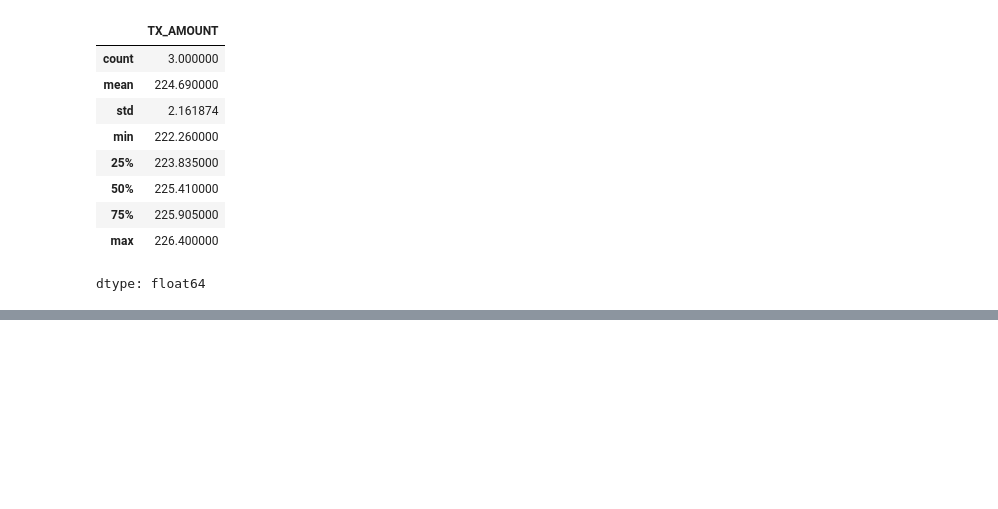
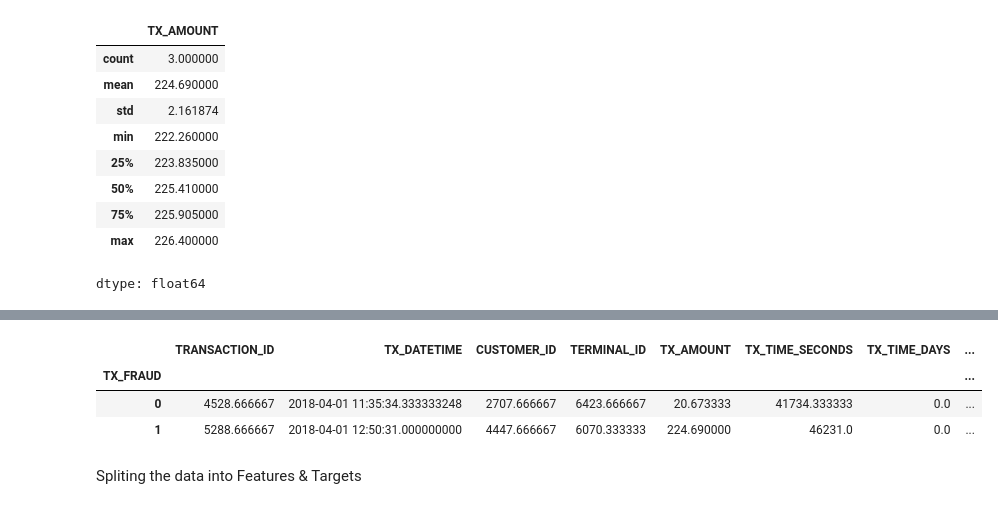
Before and after one commit to JafarunnishaShaik/Fraud-Transaction-Detection, a Jupyter notebook: Fraud_Transaction_Detection_.ipynb, the cells around one changed output, grey strips where cells are left out. Cells and saved outputs as stored; diff of their text form; code cells hidden in the pictures; blank space fills up the shorter version.

```diff
--- a/Fraud_Transaction_Detection_.ipynb
+++ b/Fraud_Transaction_Detection_.ipynb
@@ -119,0 +161,9 @@ drive.mount('/content/drive')
+# %%
+new_dataset.groupby('TX_FRAUD').mean()
+# %% [output]
+|  | TRANSACTION_ID | TX_DATETIME | CUSTOMER_ID | TERMINAL_ID | TX_AMOUNT | TX_TIME_SECONDS | TX_TIME_DAYS | ... |
+| TX_FRAUD |  |  |  |  |  |  |  | ... |
+| 0 | 4528.666667 | 2018-04-01 11:35:34.333333248 | 2707.666667 | 6423.666667 | 20.673333 | 41734.333333 | 0.0 | ... |
+| 1 | 5288.666667 | 2018-04-01 12:50:31.000000000 | 4447.666667 | 6070.333333 | 224.690000 | 46231.0 | 0.0 | ... |
+# %% [markdown]
+Spliting the data into Features & Targets
```
Also changed, not shown: parts of 30 cells of this notebook.
